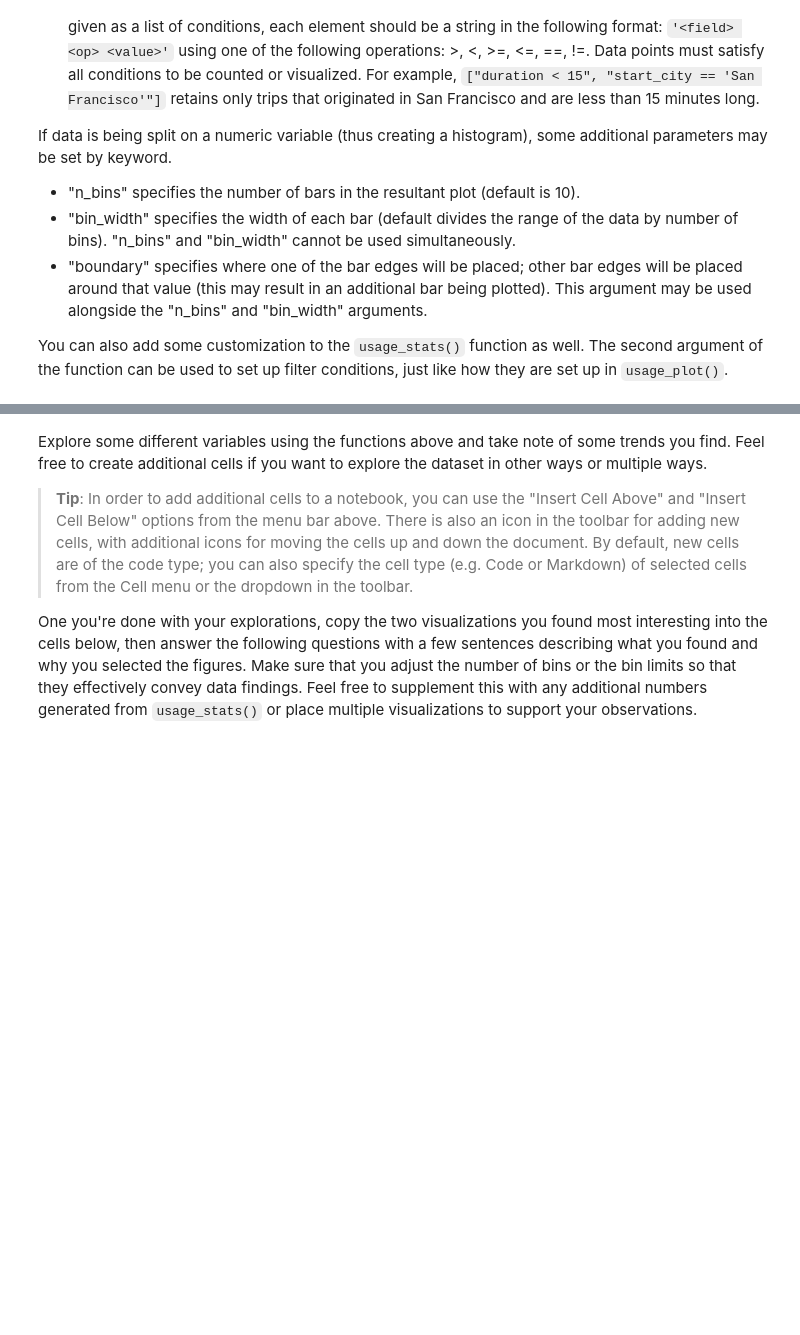
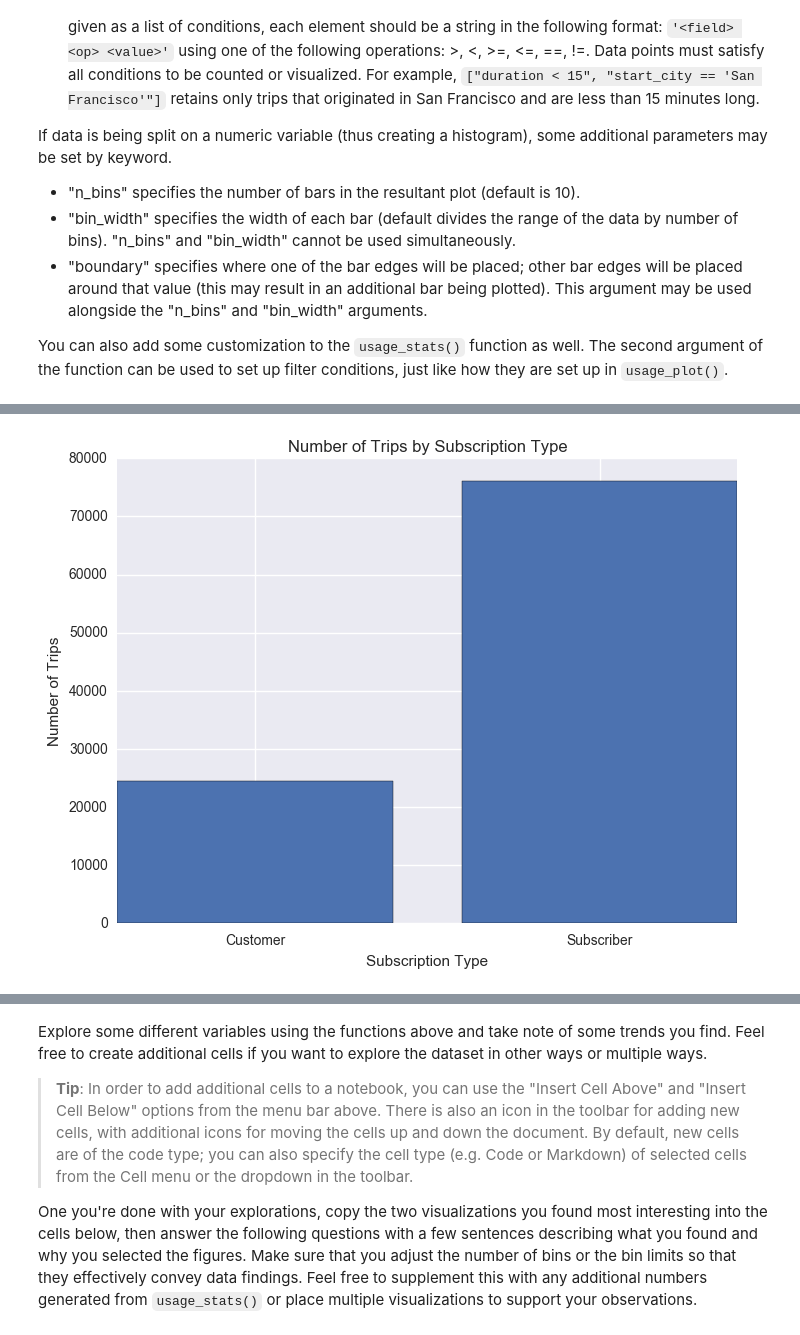
Before and after one commit to jctheduke/Data-Analyst-NanoDegree, a Jupyter notebook: dandp0-bikeshareanalysis/Bay_Area_Bike_Share_Analysis.ipynb, the cells around one changed output, grey strips where cells are left out. Drawn from its saved outputs; the diff is of its cells as text; code cells hidden in the pictures; blank space fills up the shorter version.

Commit message:
feat: usage plots
compared the customer usage plots  between customers and subscribers.
Compare the usage stats of average duration between the year 2013-2015

```diff
--- a/dandp0-bikeshareanalysis/Bay_Area_Bike_Share_Analysis.ipynb
+++ b/dandp0-bikeshareanalysis/Bay_Area_Bike_Share_Analysis.ipynb
@@ -301,2 +324,4 @@ ValueError: not enough values to unpack (expected 3, got 1)
 # %%
-usage_plot(trip_data)
+usage_plot(trip_data,'subscription_type',['start_year == 2013'])
+# %% [output]
+[figure, added]
```
Also changed, not shown: parts of 11 cells of this notebook.
